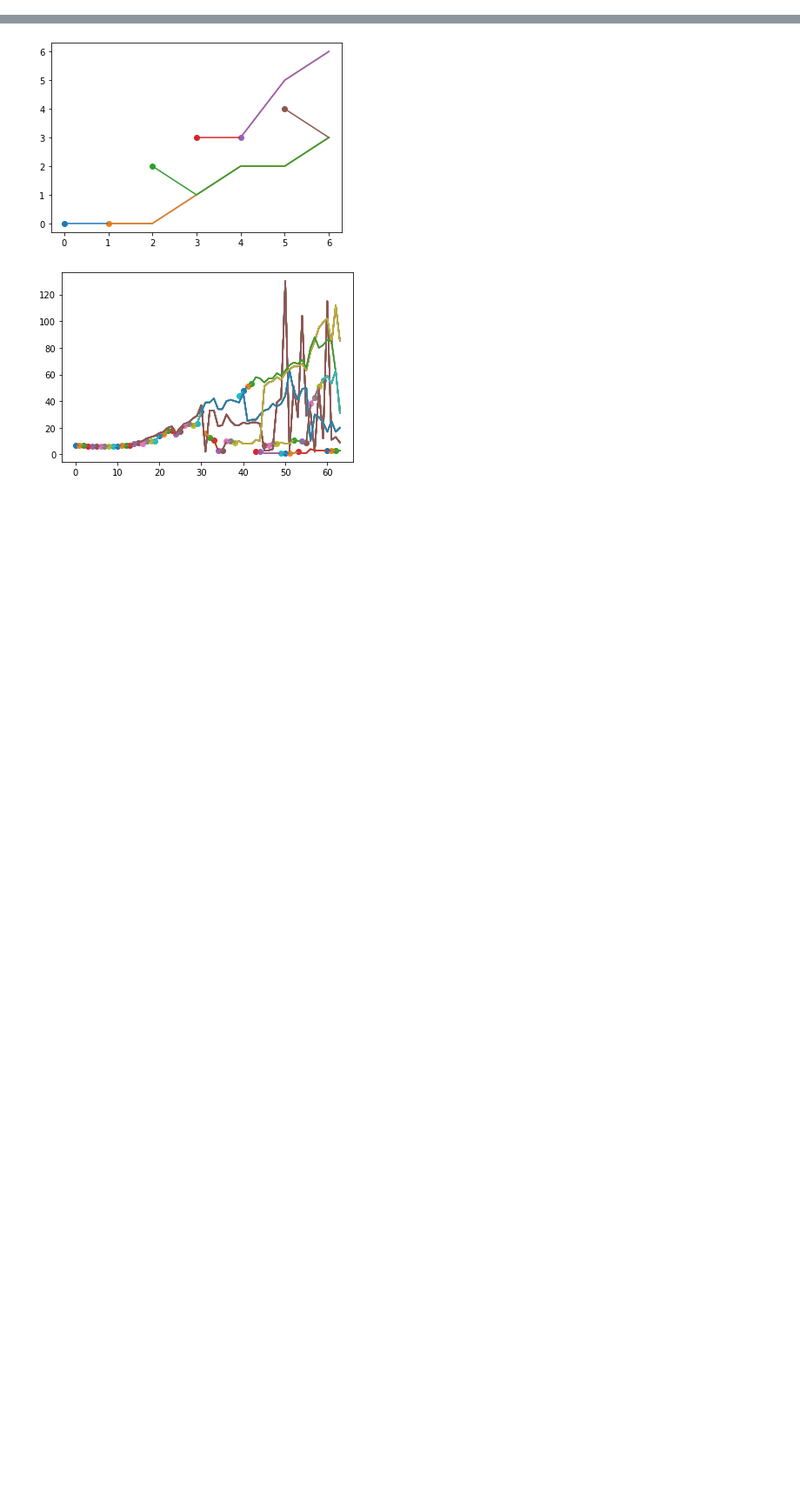
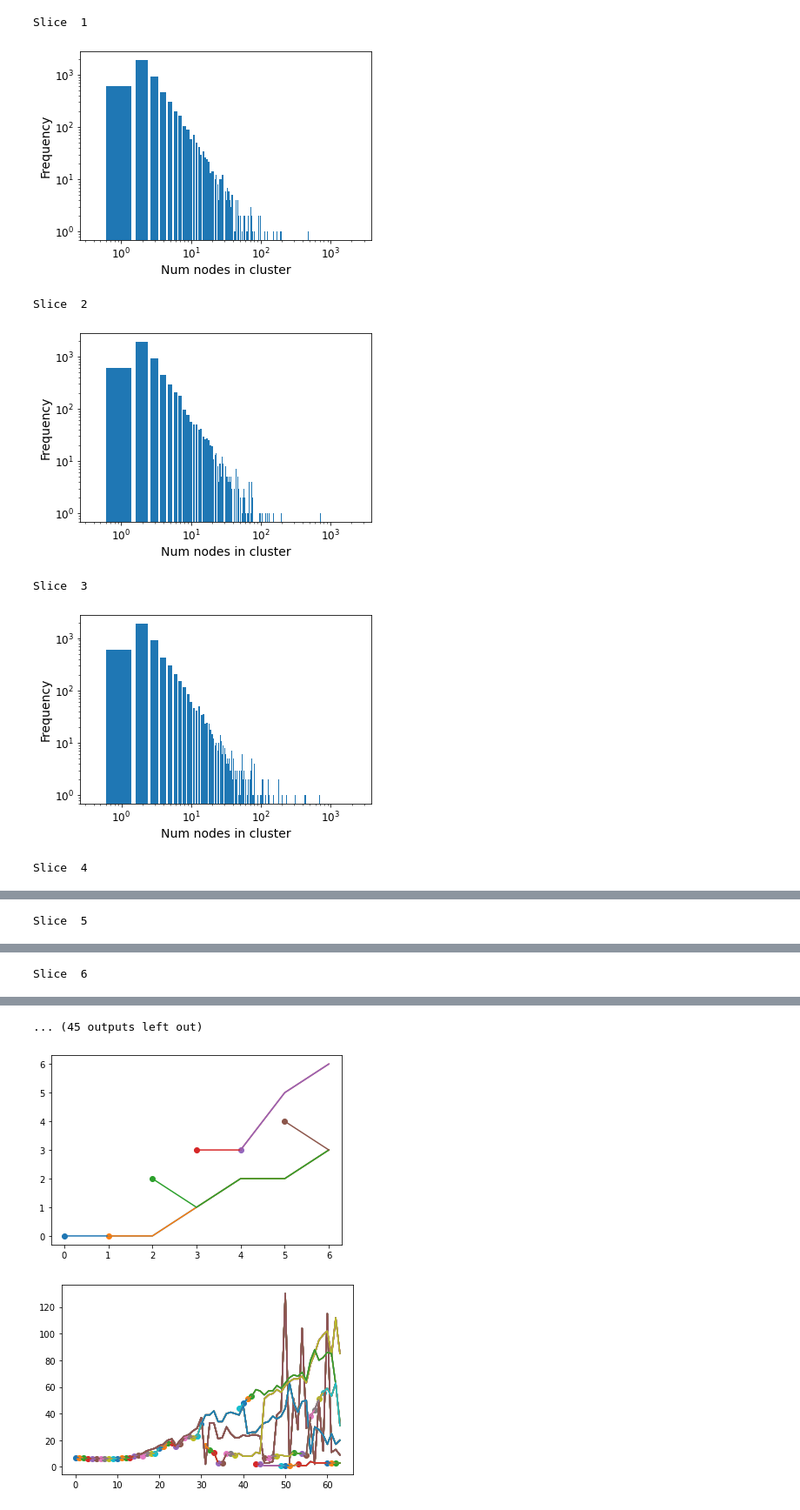
Before and after one commit to KasparaGaasvaer/MasterThesis, a Jupyter notebook: Scripts/Clustering/PlotScripts/plot_test_jup.ipynb, the cells around one changed output, grey strips where cells are left out. Shown: that part at 87% size. Cells and saved outputs as stored; diff of their text form; code cells hidden in the pictures; blank space fills up the shorter version.

```diff
--- a/Scripts/Clustering/PlotScripts/plot_test_jup.ipynb
+++ b/Scripts/Clustering/PlotScripts/plot_test_jup.ipynb
@@ -5,0 +6,57 @@ import sys,os,time
+# %%
+
+"""
+path = "../../experiment12/experiment_12/k_600/parsed_dictionaries/Clusters/"
+
+slices = {}
+for i in range(1, 85):
+    with open(path + "c_" + str(i) + ".json", "r") as inf:
+        si = json.load(inf)
+
+    max_n = 0
+    for c in si.keys():
+        ci = len(si[c]["uid"])
+        if ci > max_n:
+            max_n = ci
+
+    slices[str(i)] = [0] * (max_n + 1)
+
+    for c in si.keys():
+        n = len(si[c]["uid"])
+        slices[str(i)][n] +=1
+
+
+path_2_save = "./plots_from_notebook/"
+with open(path_2_save + "k600_cluster_size_dist.json", "w") as fp:
+    json.dump(slices, fp)
+
+"""
+
+path_2_save = "./plots_from_notebook/"
+with open(path_2_save + "k600_cluster_size_dist.json", "r") as fp:
+            all_data = json.load(fp)
+
+for s in all_data.keys():
+    print("Slice ", s)
+    data = all_data[s]
+
+
+    plt.xlabel("Num nodes in cluster", fontsize=14)
+    plt.ylabel("Frequency", fontsize=14)
+    plt.xticks(fontsize=12)
+    plt.yticks(fontsize=12)
+    plt.bar(range(len(data)), data)
+    plt.yscale("log")
+    plt.xscale("log")
+    plt.show()
+
+    ##plt.savefig(loglog_path + "LOG_cluster_size_distribution_slice" + s + ".pdf")
+    #plt.clf()
+# %% [output]
+Slice  1
+[figure, added]
+Slice  2
+[figure, added]
+Slice  3
+[figure, added]
+Slice  4
@@ -5,0 +64 @@ import sys,os,time
+Slice  5
@@ -5,0 +66 @@ import sys,os,time
+Slice  6
@@ -6,3 +68,4 @@ import sys,os,time
+... (45 outputs left out)
 # %%
 ids = [[0,0,0,1,2,2,3],[0,0,1,2,2,3],[2,1,2,2,3],[3,3,5,6],[3,5,6],[4,3]]
 
```
Also changed, not shown: parts of 2 cells of this notebook, 4 other files.
